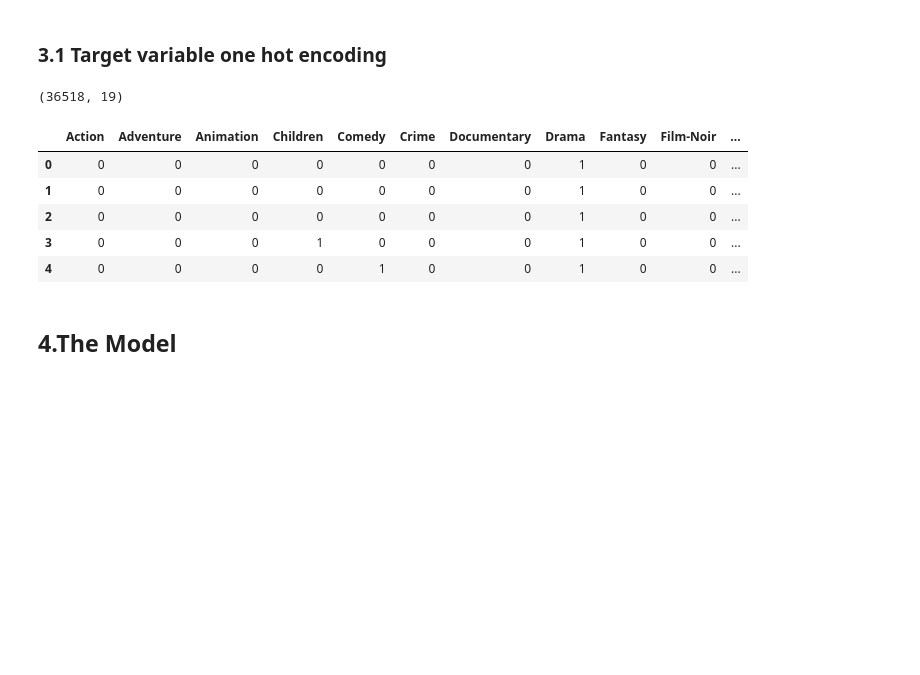
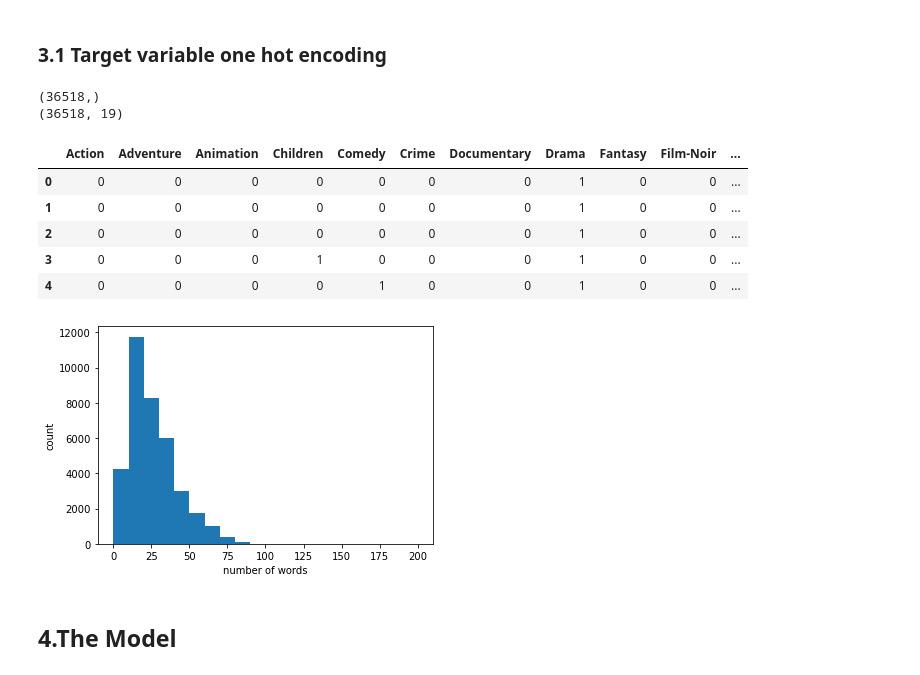
Before and after one commit to opsabarsec/NLP--film-genres-from-synopsis, a Jupyter notebook: Film_genres.ipynb, the cells around one changed output. Saved outputs shown, nothing was run; the diff lists cells and outputs as text; code cells hidden in the pictures; blank space fills up the shorter version.

```diff
--- a/Film_genres.ipynb
+++ b/Film_genres.ipynb
@@ -114,9 +121,11 @@ one_hot = MultiLabelBinarizer() # encoder for the  tags
 y_onehot = one_hot.fit_transform(y.str.split(' '))
 y_bin = pd.DataFrame(y_onehot, columns=one_hot.classes_ ) # transform it to Pandas object
 # %%
+print(X.shape)
 print(y_bin.shape)
 y_bin.head()
 # %% [output]
+(36518,)
 (36518, 19)
 |  | Action | Adventure | Animation | Children | Comedy | Crime | Documentary | Drama | Fantasy | Film-Noir | ... |
 | 0 | 0 | 0 | 0 | 0 | 0 | 0 | 0 | 1 | 0 | 0 | ... |
@@ -135,0 +136,16 @@ X_tfidf_train, X_tfidf_val, y_train_bin, y_val_bin = train_test_split(TF_IDF_den
+# %%
+# tokenize
+max_features = 5000
+tokenizer = Tokenizer(num_words=max_features)
+tokenizer.fit_on_texts(list(X))
+list_tokenized_train = tokenizer.texts_to_sequences(X)
+list_tokenized_test = tokenizer.texts_to_sequences(X_test)
+# %%
+totalNumWords = [len(synopsis) for synopsis in list_tokenized_train]
+bins = np.arange(0,210,10)
+plt.hist(totalNumWords, bins)
+plt.xlabel('number of words')
+plt.ylabel('count')
+plt.show()
+# %% [output]
+[figure, added]
```
Also changed, not shown: parts of 27 cells of this notebook, 1 other file.
